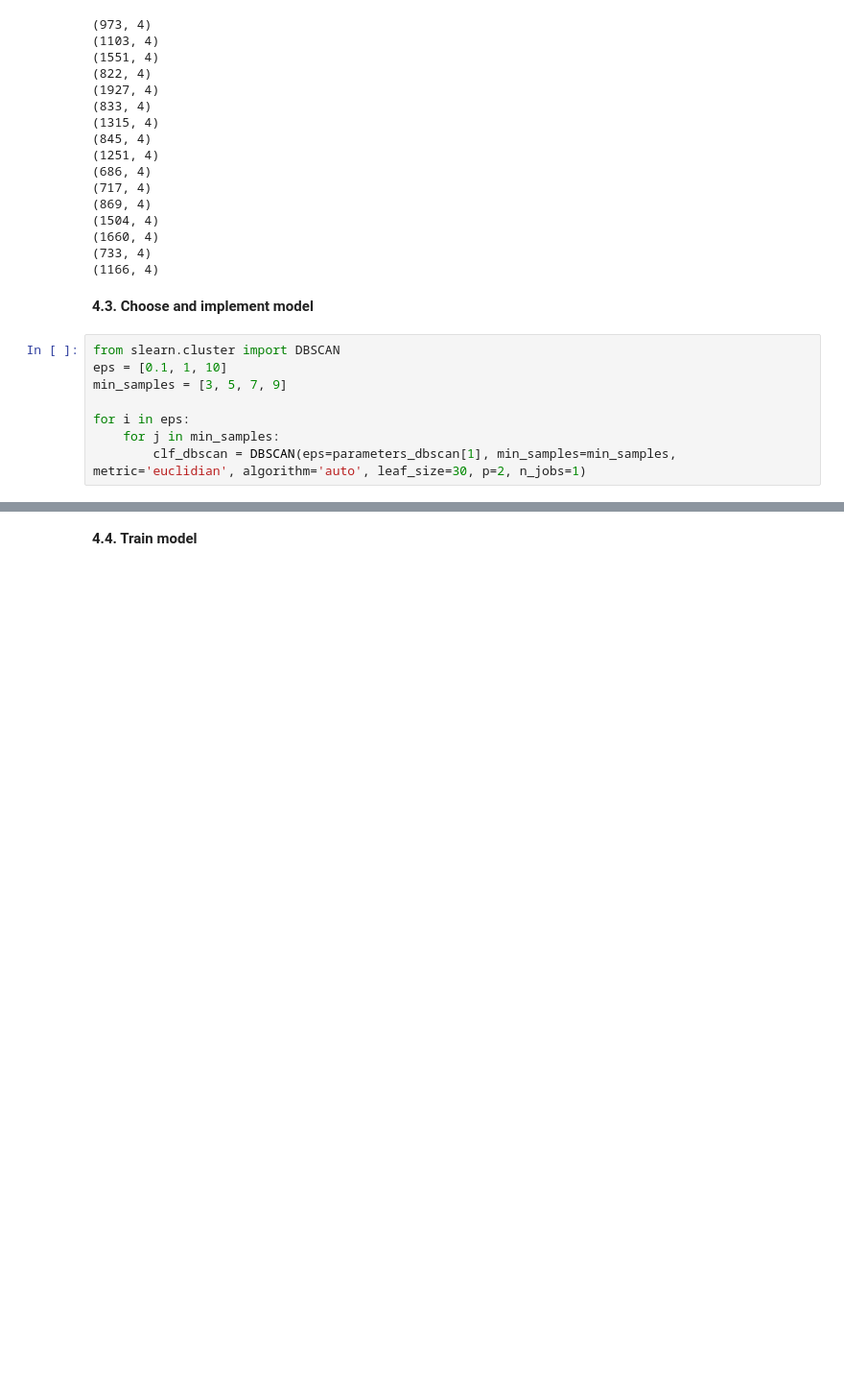
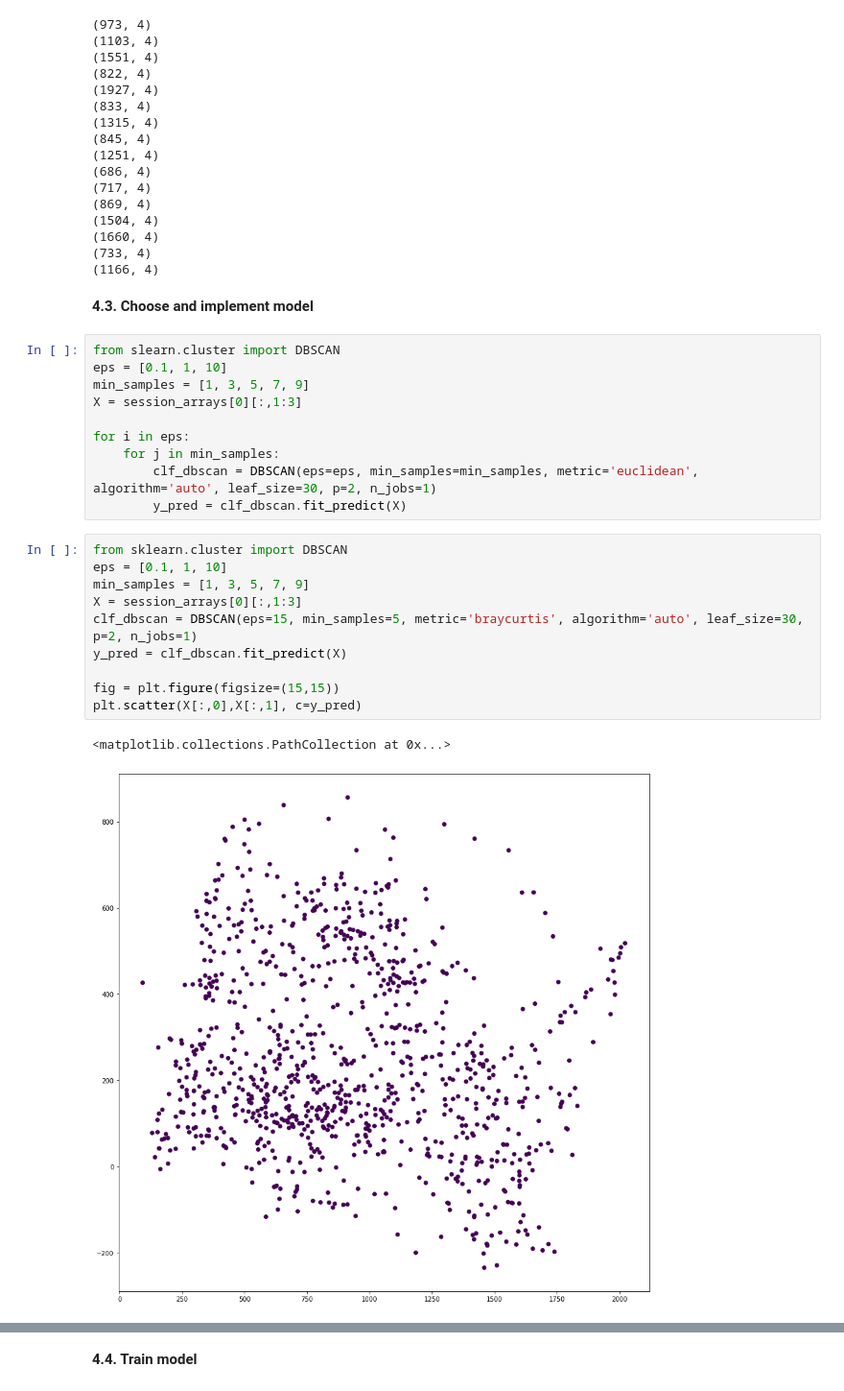
Before and after one commit to Adsata/Fixation-Clustering, a Jupyter notebook: testing/day1_benjamin.ipynb, the cells around one changed output, grey strips where cells are left out. Shown at 96% size. Cells and saved outputs as stored; diff of their text form; blank space fills up the shorter version.

Commit message:
first dbscan clusterings

```diff
--- a/testing/day1_benjamin.ipynb
+++ b/testing/day1_benjamin.ipynb
@@ -86,8 +86,23 @@ for i in session_arrays:
 # %%
 from slearn.cluster import DBSCAN
 eps = [0.1, 1, 10]
-min_samples = [3, 5, 7, 9]
+min_samples = [1, 3, 5, 7, 9]
+X = session_arrays[0][:,1:3]
 
 for i in eps:
     for j in min_samples:
-        clf_dbscan = DBSCAN(eps=parameters_dbscan[1], min_samples=min_samples, metric='euclidian', algorithm='auto', leaf_size=30, p=2, n_jobs=1)
+        clf_dbscan = DBSCAN(eps=eps, min_samples=min_samples, metric='euclidean', algorithm='auto', leaf_size=30, p=2, n_jobs=1)
+        y_pred = clf_dbscan.fit_predict(X)
+# %%
+from sklearn.cluster import DBSCAN
+eps = [0.1, 1, 10]
+min_samples = [1, 3, 5, 7, 9]
+X = session_arrays[0][:,1:3]
+clf_dbscan = DBSCAN(eps=15, min_samples=5, metric='braycurtis', algorithm='auto', leaf_size=30, p=2, n_jobs=1)
+y_pred = clf_dbscan.fit_predict(X)
+
+fig = plt.figure(figsize=(15,15))
+plt.scatter(X[:,0],X[:,1], c=y_pred)
+# %% [output]
+<matplotlib.collections.PathCollection at 0x...>
+[figure, added]
```
Also changed, not shown: parts of 3 cells of this notebook.
